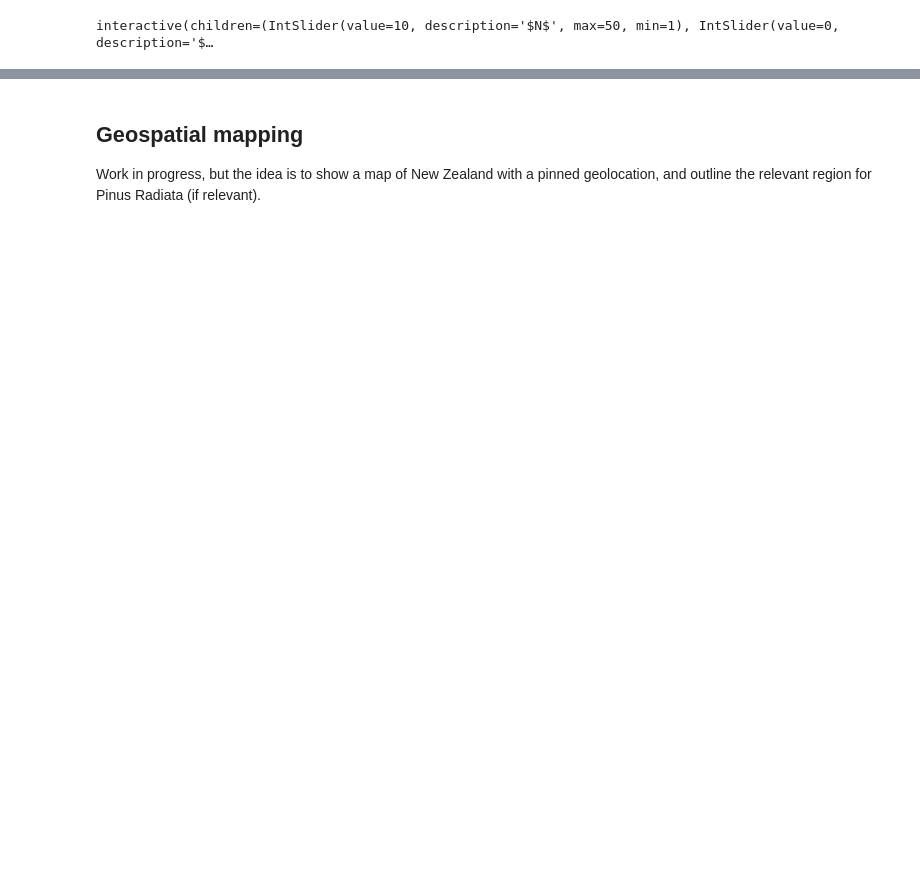
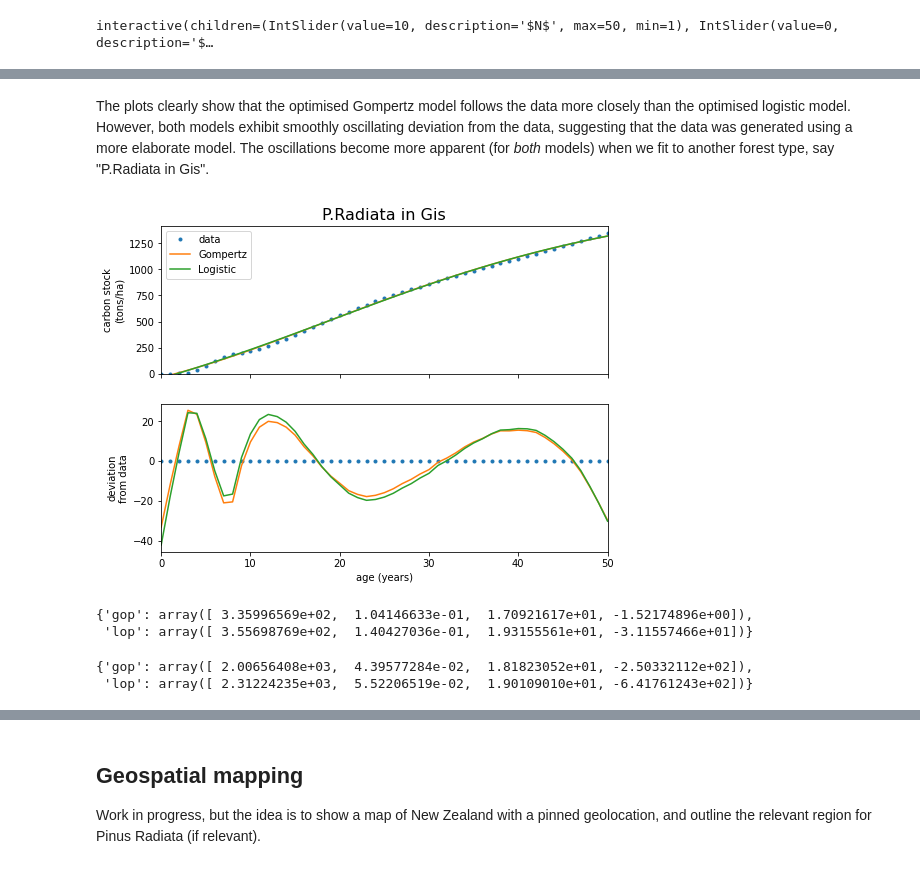
Before and after one commit to dmitrische/look-up-tables, a Jupyter notebook: iplot-mpi-tables.ipynb, the cells around one changed output, grey strips where cells are left out. Saved outputs shown, nothing was run; the diff lists cells and outputs as text; code cells hidden in the pictures; blank space fills up the shorter version.

```diff
--- a/iplot-mpi-tables.ipynb
+++ b/iplot-mpi-tables.ipynb
@@ -272,0 +355,15 @@ Work in progress...
+# %% [markdown]
+The plots clearly show that the optimised Gompertz model follows the data more closely than the optimised logistic model. However, both models exhibit smoothly oscillating deviation from the data, suggesting that the data was generated using a more elaborate model. The oscillations become more apparent (for *both* models) when we fit to another forest type, say "P.Radiata in Gis".
+# %%
+pine_oparams = fit_and_plot(T = 'P.Radiata in Gis', table = table)
+# %% [output]
+[figure, added]
+# %%
+# Display the optimised parameter sets
+display(native_oparams)
+display(pine_oparams)
+# %% [output]
+{'gop': array([ 3.35996569e+02,  1.04146633e-01,  1.70921617e+01, -1.52174896e+00]),
+ 'lop': array([ 3.55698769e+02,  1.40427036e-01,  1.93155561e+01, -3.11557466e+01])}
+{'gop': array([ 2.00656408e+03,  4.39577284e-02,  1.81823052e+01, -2.50332112e+02]),
+ 'lop': array([ 2.31224235e+03,  5.52206519e-02,  1.90109010e+01, -6.41761243e+02])}
```
Also changed, not shown: parts of 23 cells of this notebook, 1 other file.
